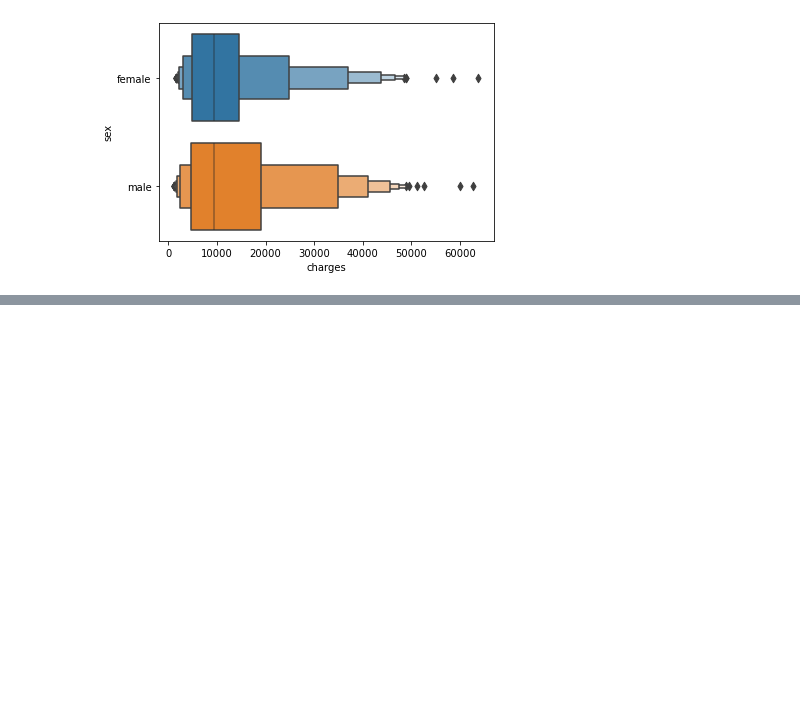
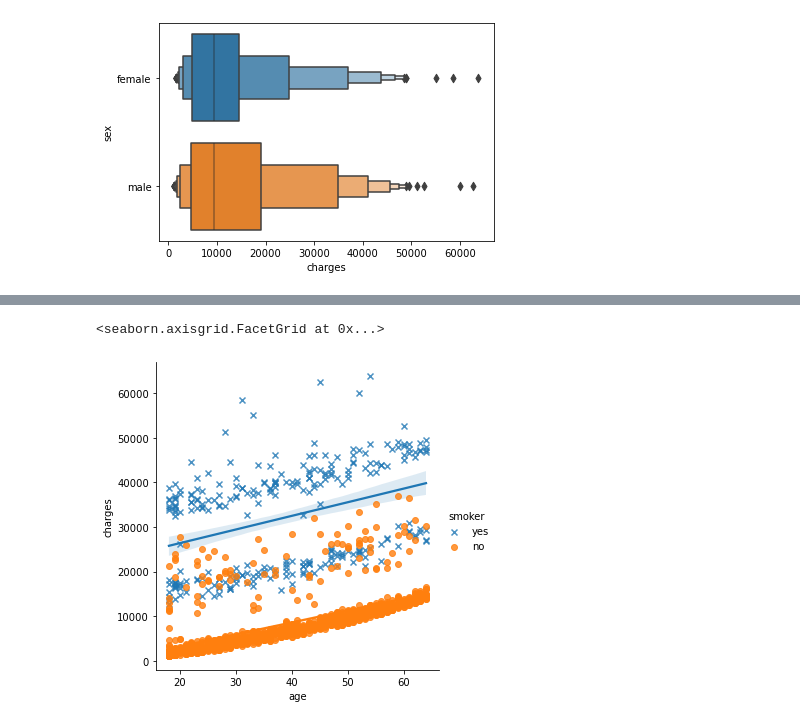
Before and after one commit to ParitoshPalSingh/Medical_Cost_Prediction_Project, a Jupyter notebook: Medical Cost Prediction PolynomialRegression.ipynb, the cells around one changed output, grey strips where cells are left out. Cells and saved outputs as stored; diff of their text form; code cells hidden in the pictures; blank space fills up the shorter version.

```diff
--- a/Medical Cost Prediction PolynomialRegression.ipynb
+++ b/Medical Cost Prediction PolynomialRegression.ipynb
@@ -183,0 +184,5 @@ sns.lmplot(data=df,x='bmi',y='charges',hue='smoker',markers=['o','x'])
+# %%
+sns.lmplot(data=df,x='age',y='charges',hue='smoker',markers=['x','o'])
+# %% [output]
+<seaborn.axisgrid.FacetGrid at 0x...>
+[figure, added]
```
Also changed, not shown: parts of 5 cells of this notebook.
